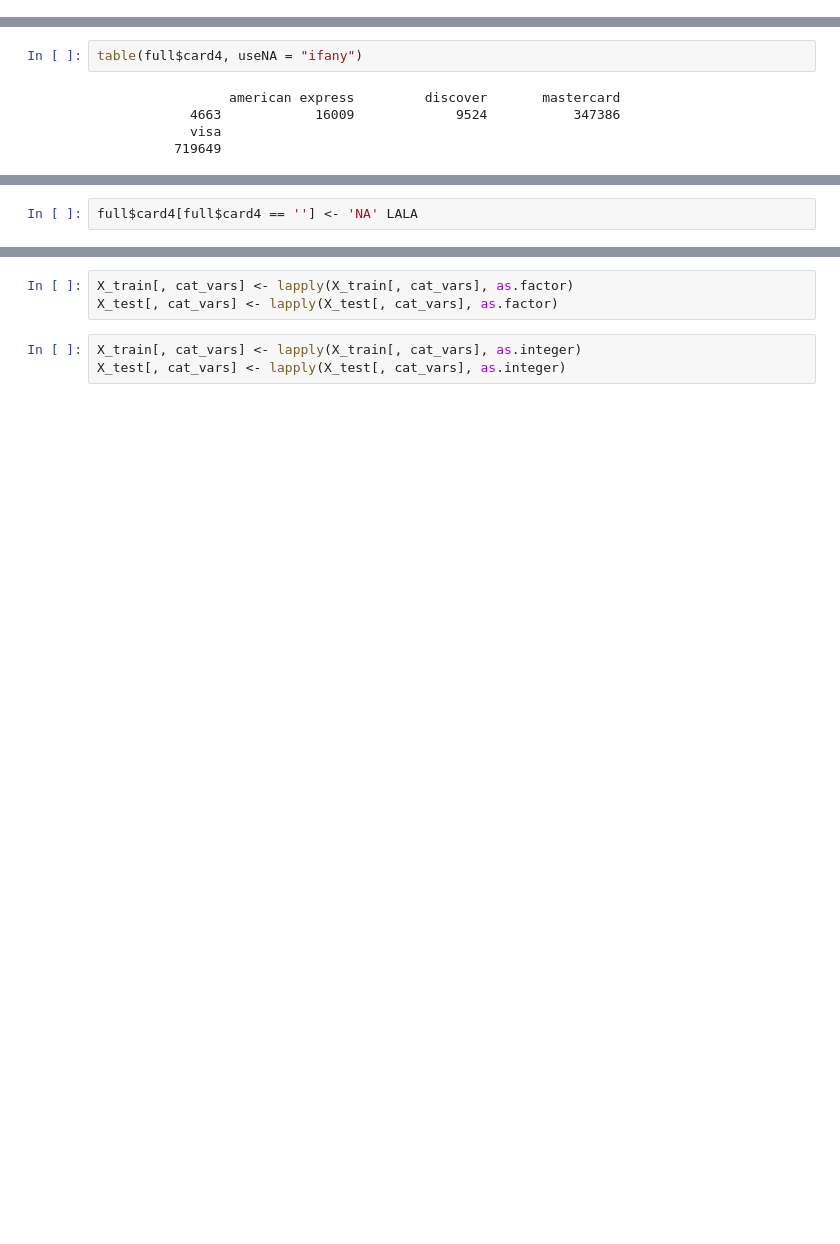
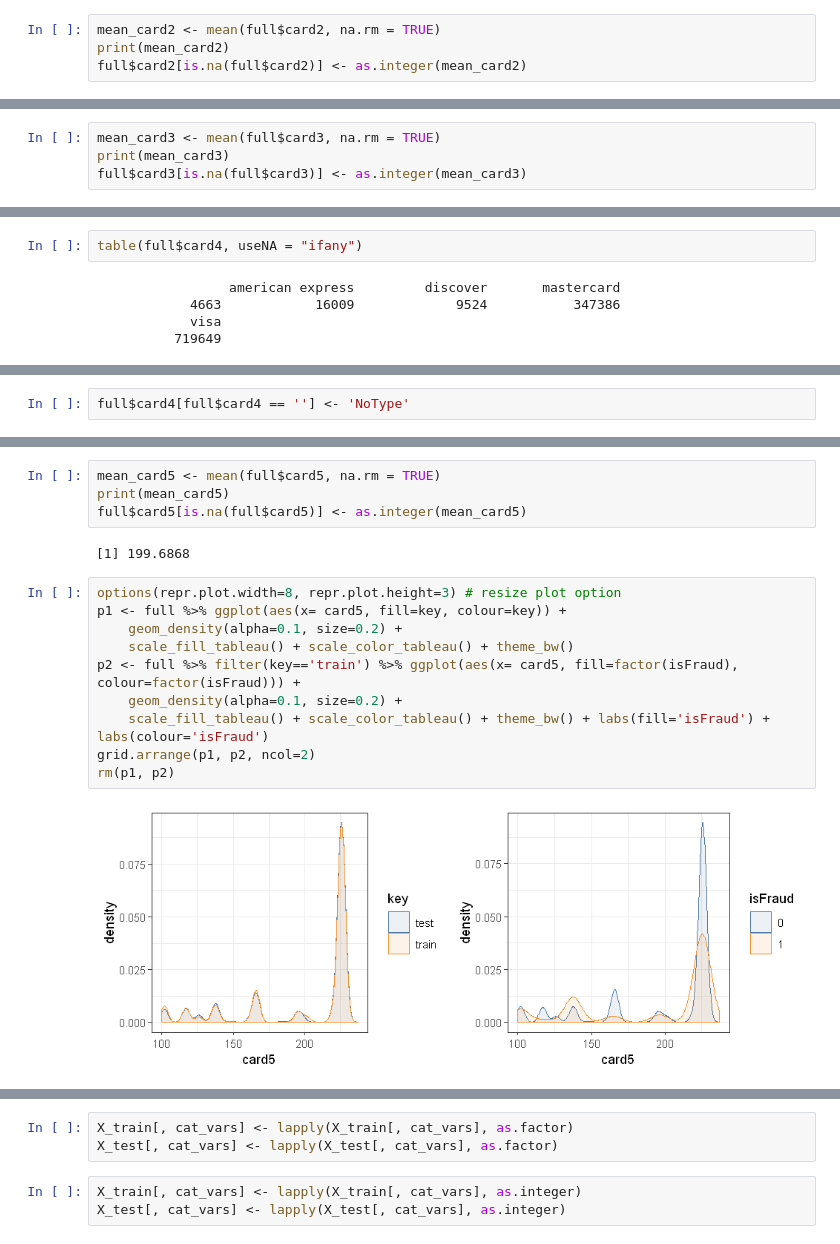
Before and after one commit to adarsh-ravi/FraudDetection, a Jupyter notebook: FraudDetection.ipynb, the cells around one changed output, grey strips where cells are left out. Saved outputs shown, nothing was run; the diff lists cells and outputs as text; blank space fills up the shorter version.

```diff
--- a/FraudDetection.ipynb
+++ b/FraudDetection.ipynb
@@ -223,0 +242,4 @@ Warning message:
+# %%
+mean_card2 <- mean(full$card2, na.rm = TRUE)
+print(mean_card2)
+full$card2[is.na(full$card2)] <- as.integer(mean_card2)
@@ -236,3 +264,7 @@ Warning message:
 "Removed 4567 rows containing non-finite values (stat_density)."Warning message:
 "Removed 1565 rows containing non-finite values (stat_density)."
 [figure]
+# %%
+mean_card3 <- mean(full$card3, na.rm = TRUE)
+print(mean_card3)
+full$card3[is.na(full$card3)] <- as.integer(mean_card3)
@@ -246,2 +282,2 @@ table(full$card4, useNA = "ifany")
 # %%
-full$card4[full$card4 == ''] <- 'NA' LALA
+full$card4[full$card4 == ''] <- 'NoType'
@@ -274,3 +313,21 @@ rm(p1, p2)
+# %%
+mean_card5 <- mean(full$card5, na.rm = TRUE)
+print(mean_card5)
+full$card5[is.na(full$card5)] <- as.integer(mean_card5)
+# %% [output]
+[1] 199.6868
+# %%
+options(repr.plot.width=8, repr.plot.height=3) # resize plot option
+p1 <- full %>% ggplot(aes(x= card5, fill=key, colour=key)) +
+    geom_density(alpha=0.1, size=0.2) +
+    scale_fill_tableau() + scale_color_tableau() + theme_bw()
+p2 <- full %>% filter(key=='train') %>% ggplot(aes(x= card5, fill=factor(isFraud), colour=factor(isFraud))) +
+    geom_density(alpha=0.1, size=0.2) +
+    scale_fill_tableau() + scale_color_tableau() + theme_bw() + labs(fill='isFraud') + labs(colour='isFraud')
+grid.arrange(p1, p2, ncol=2)
+rm(p1, p2)
+# %% [output]
+[figure, added]
 # %%
 options(repr.plot.width=6, repr.plot.height=3)
 full %>% group_by(key, card6) %>% summarise(Freq=n()) %>% ggplot(aes(x=card6, y=Freq, fill=key)) +
```
Also changed, not shown: parts of 25 cells of this notebook.
